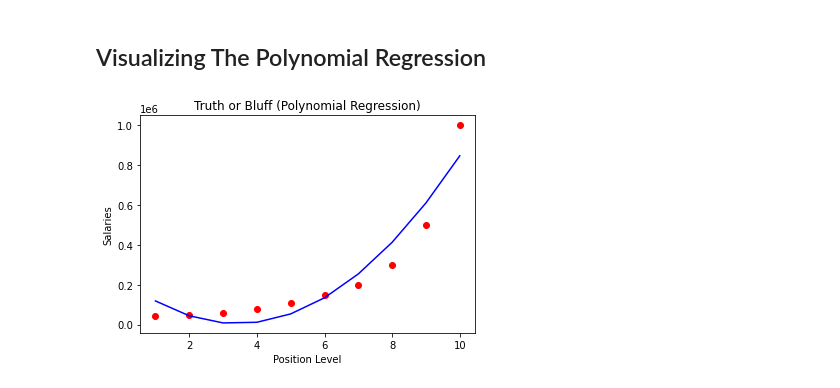
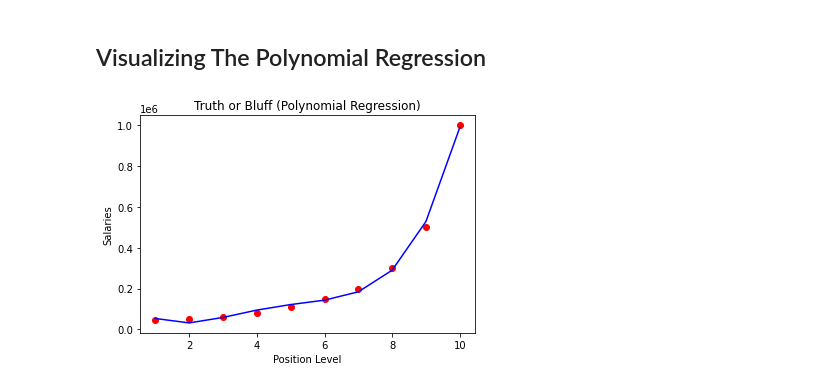
Before and after one commit to thanseefpp/ML_Projects, a Jupyter notebook: projects_python/Regression/polynomial_linear_regression/polynomial_linear_regression.ipynb, the cells around one changed output. Saved outputs shown, nothing was run; the diff lists cells and outputs as text; code cells hidden in the pictures.

Commit message:
ploynomial reg using python visualizing the predict done

```diff
--- a/projects_python/Regression/polynomial_linear_regression/polynomial_linear_regression.ipynb
+++ b/projects_python/Regression/polynomial_linear_regression/polynomial_linear_regression.ipynb
@@ -42,8 +42,8 @@ LinearRegression()
 ## Training the Polynomial Regression Model on the whole dataset
 # %%
 from sklearn.preprocessing import PolynomialFeatures
-ply_reg = PolynomialFeatures(degree= 2) #default degree 2
-X_poly = ply_reg.fit_transform(x)
+poly_reg = PolynomialFeatures(degree= 4) #default degree 2
+X_poly = poly_reg.fit_transform(x)
 lin_reg_2 = LinearRegression()
 lin_reg_2.fit(X_poly,y)
 # %% [output]
@@ -76,10 +76,10 @@ plt.show()
 ## Visualizing The Polynomial Regression
 # %%
 plt.scatter(x,y,color='red')
-plt.plot(x,lin_reg_2.predict(ply_reg.fit_transform(x)),color='blue')
+plt.plot(x,lin_reg_2.predict(poly_reg.fit_transform(x)),color='blue')
 plt.title("Truth or Bluff (Polynomial Regression)")
 plt.xlabel("Position Level")
 plt.ylabel("Salaries")
 plt.show()
 # %% [output]
-[figure, old version]
+[figure, new version]
```
Also changed, not shown: parts of 7 cells of this notebook.
